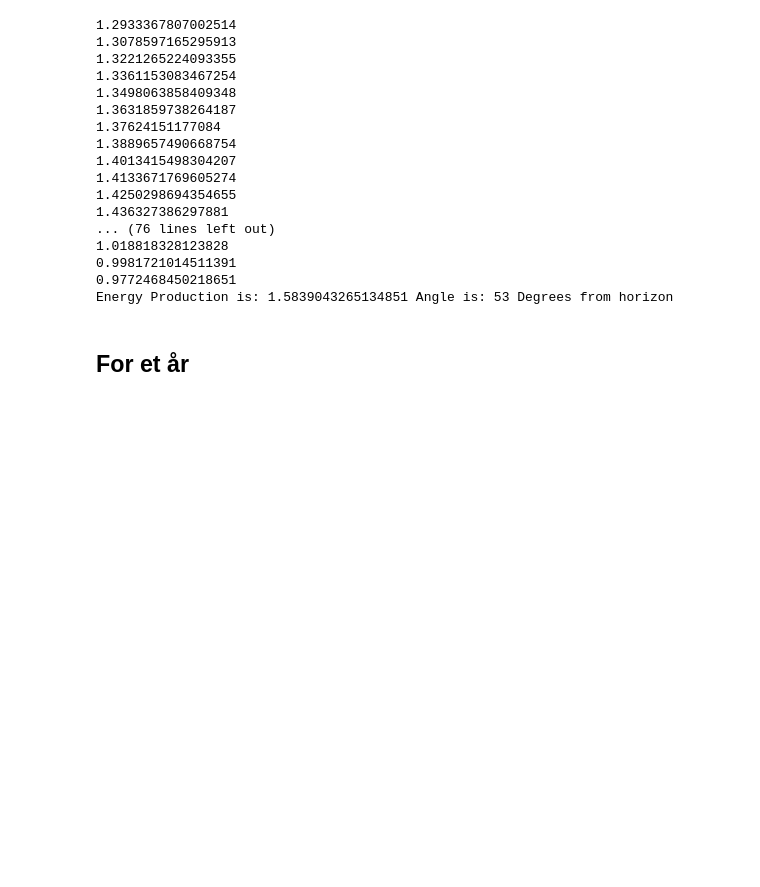
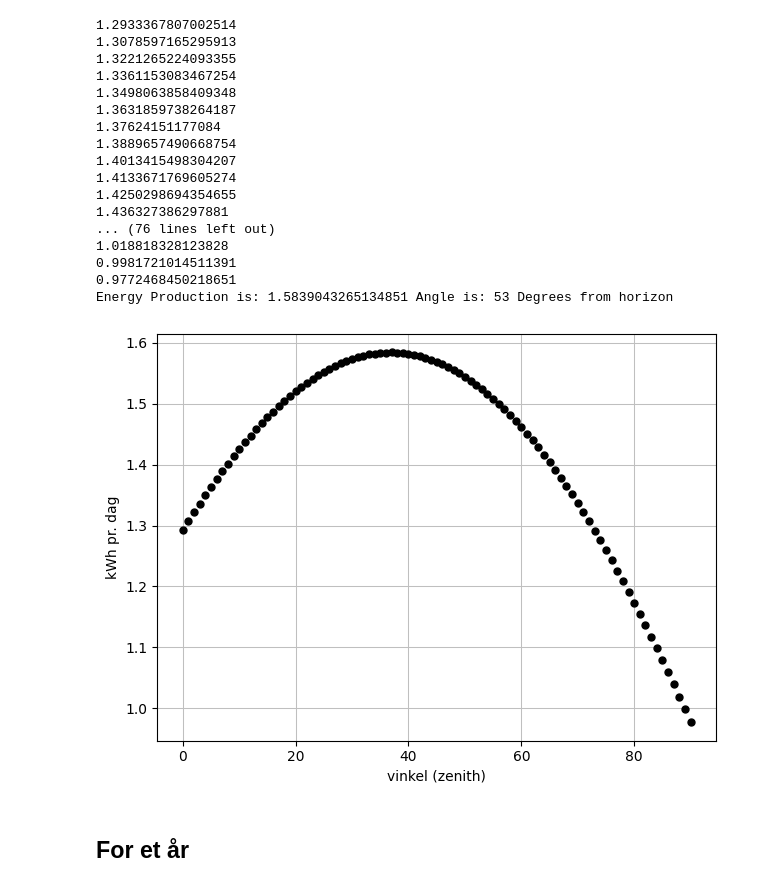
Before and after one commit to Lizette-N/solar-project, a Jupyter notebook: speedUpOptimization.ipynb, the cells around one changed output. Cells and saved outputs as stored; diff of their text form; code cells hidden in the pictures; blank space fills up the shorter version.

```diff
--- a/speedUpOptimization.ipynb
+++ b/speedUpOptimization.ipynb
@@ -103,25 +92,0 @@ Som kan ses, er det $\frac{\pi}{2}$ og $\frac{3\cdot \pi}{2}$, som passer med co
-# %%
-# takes list of zenith, and azimuth angles, in radians and distance in meters
-def angleToKar(zenith, azimuth, d):
-    zenith= np.array(zenith)
-    azimuth= np.array(azimuth)
-    d =  np.array(d)
-    index = np.arange(len(zenith))  #list of indexes in angle lists
-    x_results = d[index]*np.sin(zenith[index])*np.cos(azimuth[index]) #generate list of all x-coordinates
-    y_results = d[index]*np.sin(zenith[index])*np.sin(azimuth[index]) #generate list of all y-coordinates
-    z_results = d[index]*np.cos(zenith[index])                        #generate list of all z-coordinates
-    if(len(x_results)==1): #if only one input, return vector
-        return np.array([x_results[0],y_results[0],z_results[0]])
-    else:
-        results=[]
-        for i in range (len(x_results)):
-           results.append(np.array([x_results[i],y_results[i],z_results[i]])) #set of x,y,z coordinates
-        return results
-
-#test
-list=angleToKar([0,np.pi/2,np.pi,np.pi/2],[np.pi/2,0,np.pi,np.pi],[1,1,1,1])
-display(list)
-expectedList=[[0,0,1],[1,0,0],[0,0,-1],[-1,0,0]]
-for i in range (len(list)):
-    for j in range (len(list[i])):
-        print (np.allclose(list[i][j],expectedList[i][j],0.0001,0.0001)) #
@@ -304,6 +200,11 @@ display()
 0.9981721014511391
 0.9772468450218651
 Energy Production is: 1.5839043265134851 Angle is: 53 Degrees from horizon
+# %%
+p=dtuplot.scatter(list_of_matrices,rendering_kw={"markersize":5,"color":'black'}, show=False,ylabel='kWh pr. dag',xlabel='vinkel (zenith)')
+p.show()
+# %% [output]
+[figure, added]
 # %% [markdown]
 ## For et år
 # %%
```
Also changed, not shown: parts of 26 cells of this notebook.
